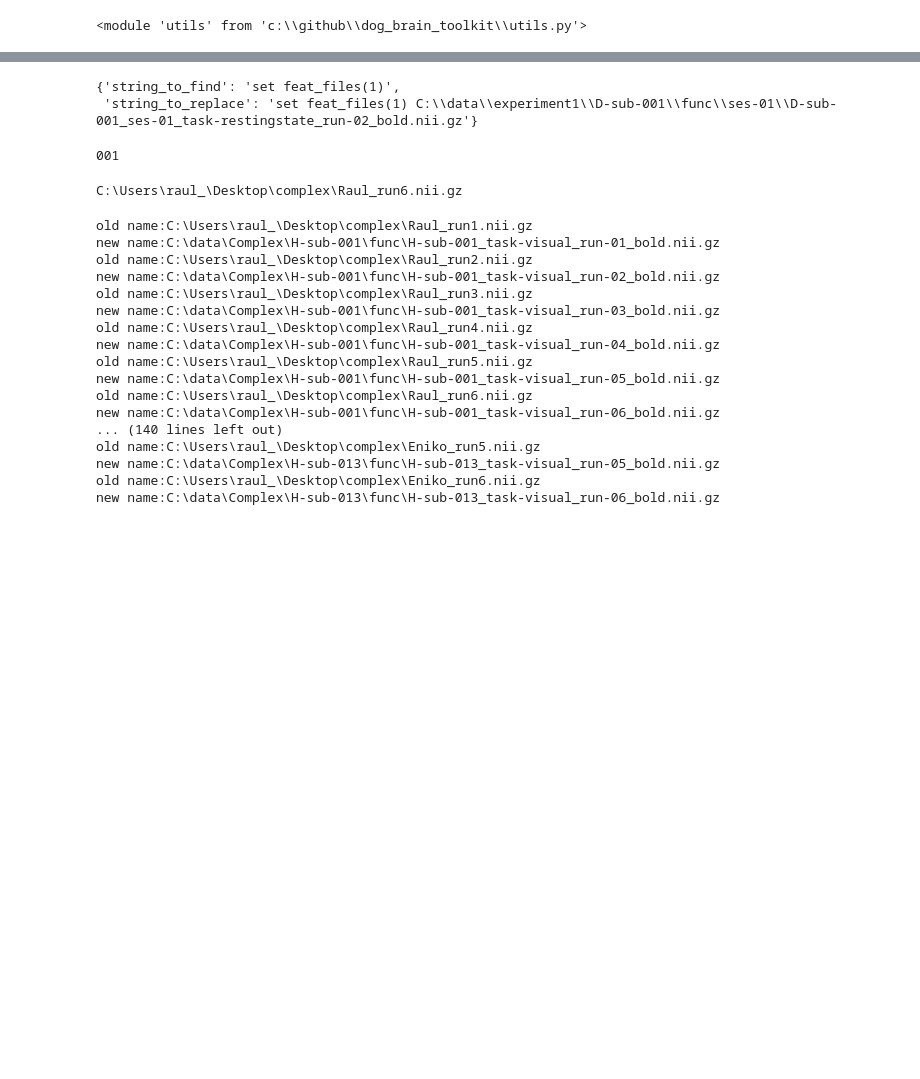
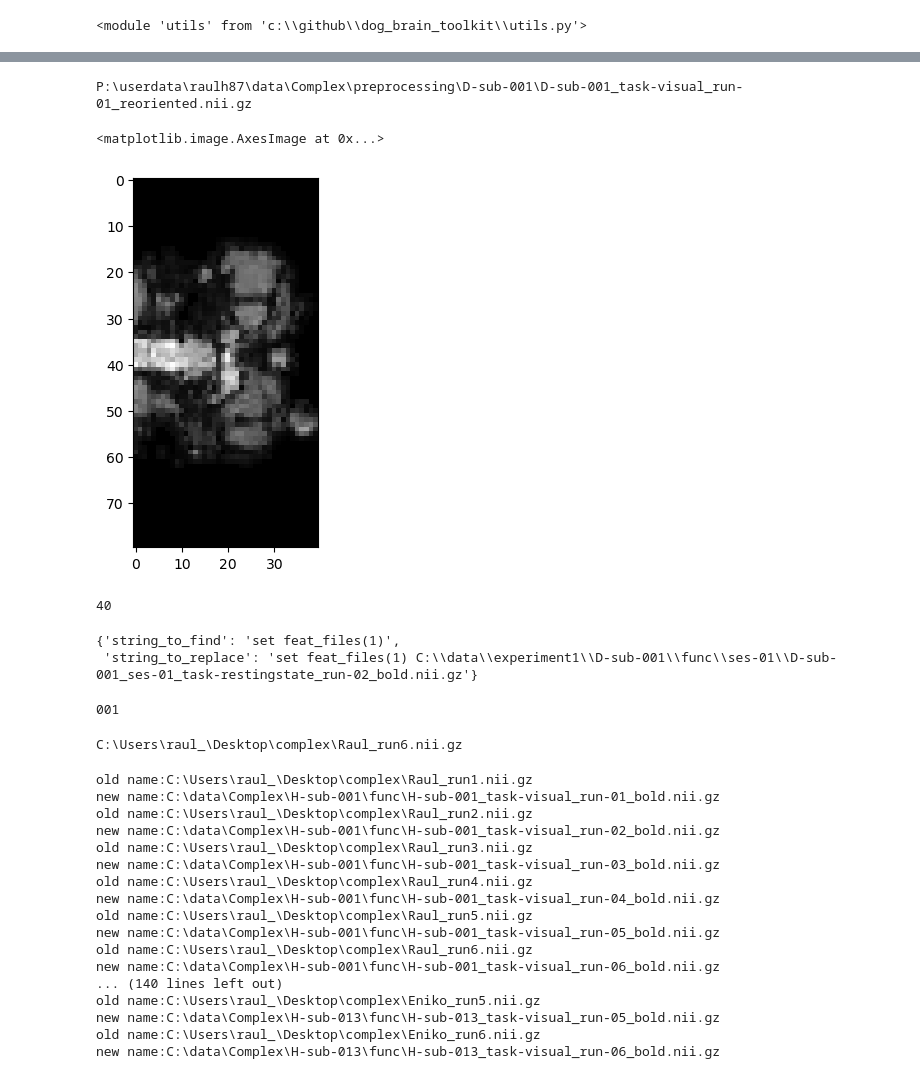
Before and after one commit to rhernandez00/dog_brain_toolkit, a Jupyter notebook: preprocess.ipynb, the cells around one changed output, grey strips where cells are left out. Saved outputs shown, nothing was run; the diff lists cells and outputs as text; code cells hidden in the pictures; blank space fills up the shorter version.

```diff
--- a/preprocess.ipynb
+++ b/preprocess.ipynb
@@ -87,0 +348,23 @@ utils.fill_fsf(to_fill_dict, design_path, design_modified_path)
+# %%
+import nibabel as nib
+import matplotlib.pyplot as plt
+
+filename = workingdir + os.sep + reoriented_file
+print(filename)
+
+# load the image
+img = nib.load(filename)
+
+# get the data
+data = img.get_fdata()
+
+# Display a slice
+plt.imshow(data[:,:,40,0], cmap='gray')
+# %% [output]
+P:\userdata\raulh87\data\Complex\preprocessing\D-sub-001\D-sub-001_task-visual_run-01_reoriented.nii.gz
+<matplotlib.image.AxesImage at 0x...>
+[figure, added]
+# %%
+print(int(data.shape[2]/2))
+# %% [output]
+40
```
Also changed, not shown: parts of 26 cells of this notebook.
